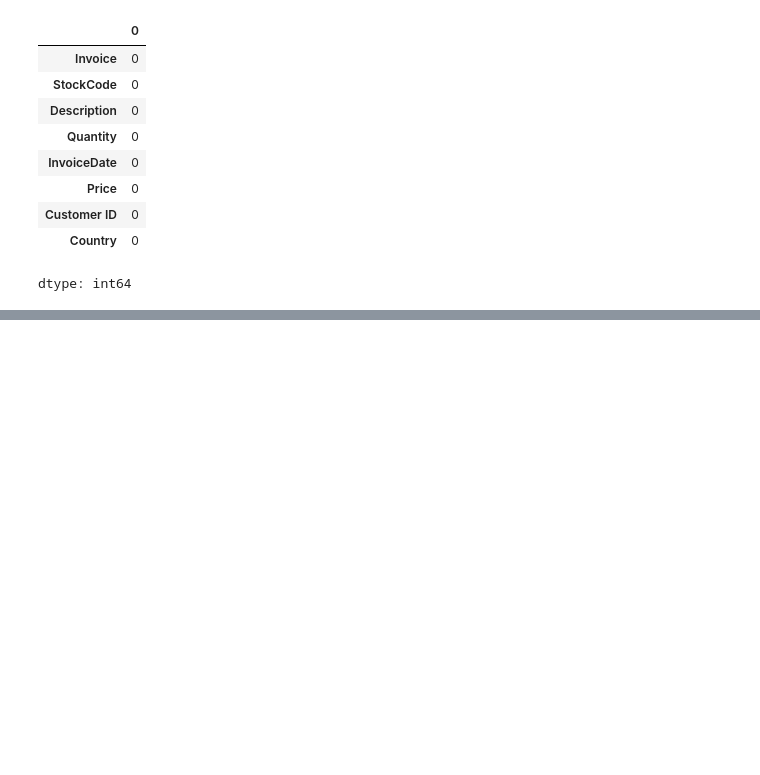
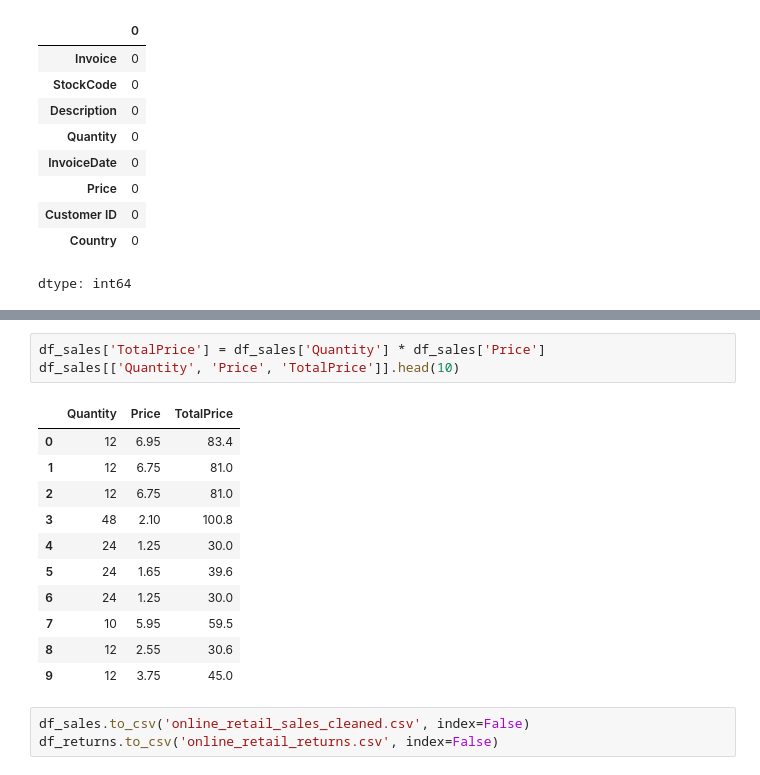
Before and after one commit to raheel-9deem/E-commerce-Intellegence-System, a Jupyter notebook: notebooks/02_data_cleaning.ipynb, the cells around one changed output, grey strips where cells are left out. Drawn from its saved outputs; the diff is of its cells as text; blank space fills up the shorter version.

```diff
--- a/notebooks/02_data_cleaning.ipynb
+++ b/notebooks/02_data_cleaning.ipynb
@@ -127,0 +122,18 @@ df.head()
+# %%
+df_sales['TotalPrice'] = df_sales['Quantity'] * df_sales['Price']
+df_sales[['Quantity', 'Price', 'TotalPrice']].head(10)
+# %% [output]
+|  | Quantity | Price | TotalPrice |
+| 0 | 12 | 6.95 | 83.4 |
+| 1 | 12 | 6.75 | 81.0 |
+| 2 | 12 | 6.75 | 81.0 |
+| 3 | 48 | 2.10 | 100.8 |
+| 4 | 24 | 1.25 | 30.0 |
+| 5 | 24 | 1.65 | 39.6 |
+| 6 | 24 | 1.25 | 30.0 |
+| 7 | 10 | 5.95 | 59.5 |
+| 8 | 12 | 2.55 | 30.6 |
+| 9 | 12 | 3.75 | 45.0 |
+# %%
+df_sales.to_csv('online_retail_sales_cleaned.csv', index=False)
+df_returns.to_csv('online_retail_returns.csv', index=False)
```
Also changed, not shown: parts of 15 cells of this notebook, 3 other files.
